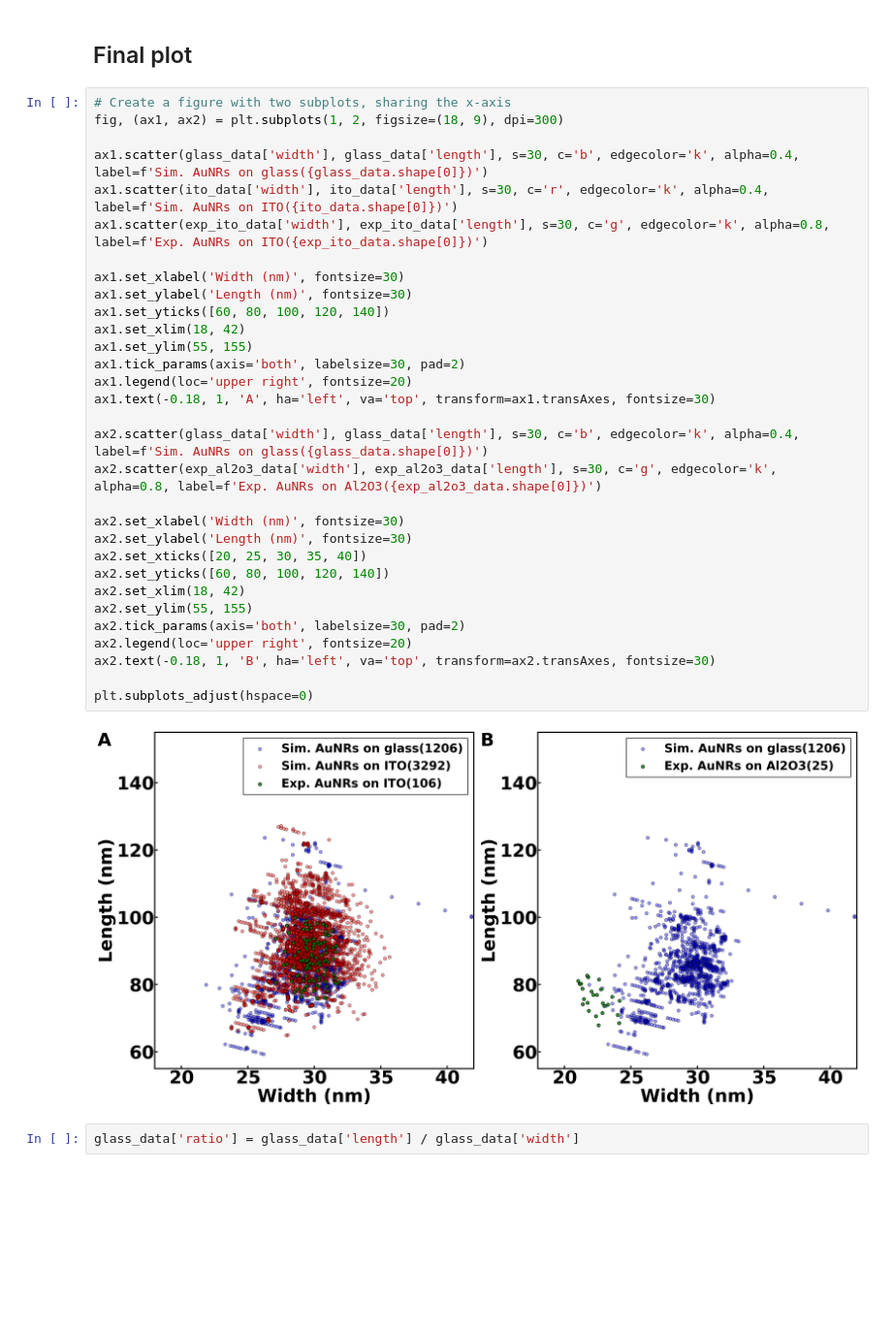
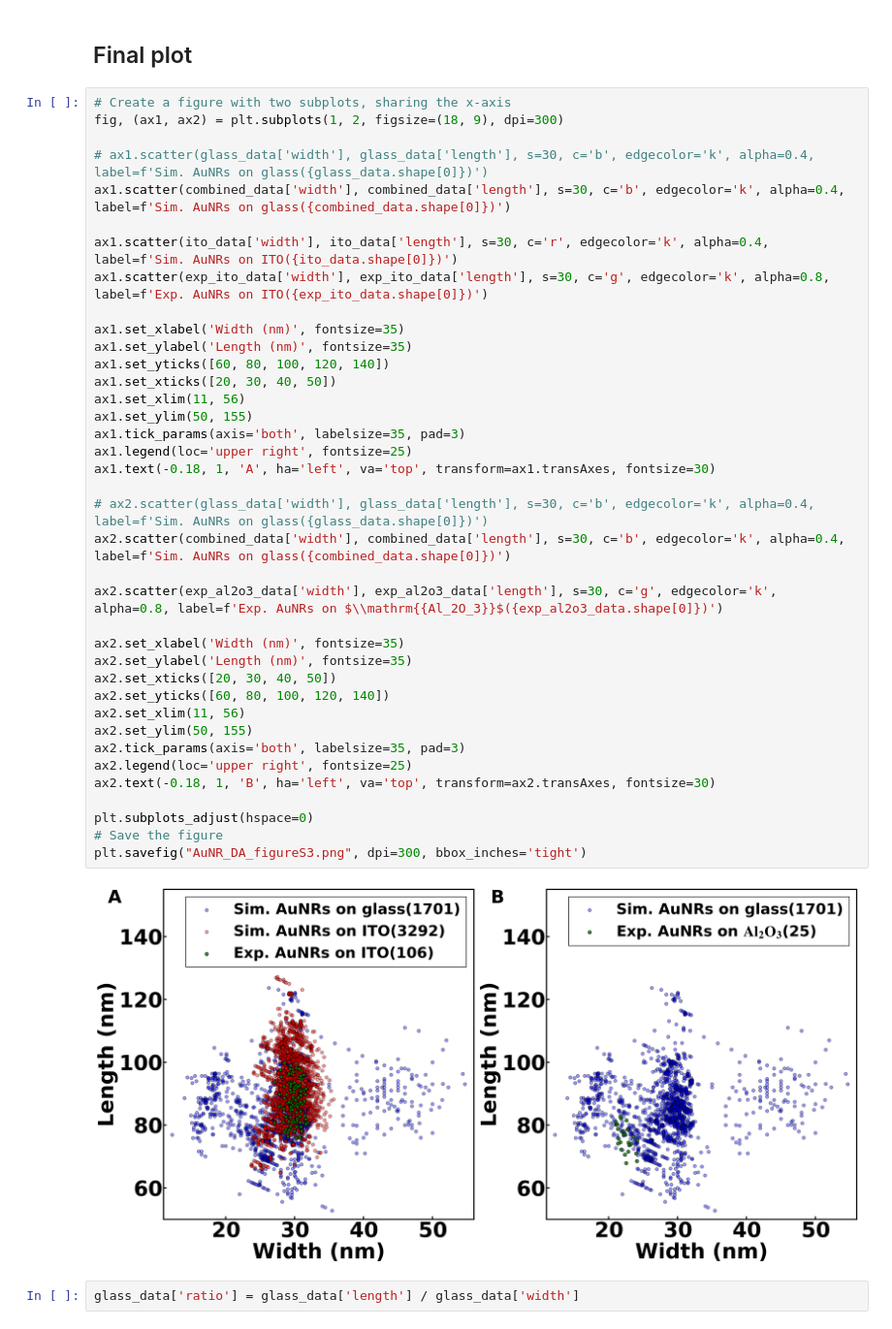
Before and after one commit to SWAN88/AuNR_DA, a Jupyter notebook: 091924_figureS3.ipynb, the cells around one changed output. Shown at 97% size. Drawn from its saved outputs; the diff is of its cells as text; blank space fills up the shorter version.

```diff
--- a/091924_figureS3.ipynb
+++ b/091924_figureS3.ipynb
@@ -76,36 +76,43 @@ print(exp_al2o3_data.shape)
 # %%
 # Create a figure with two subplots, sharing the x-axis
 fig, (ax1, ax2) = plt.subplots(1, 2, figsize=(18, 9), dpi=300)
 
-ax1.scatter(glass_data['width'], glass_data['length'], s=30, c='b', edgecolor='k', alpha=0.4, label=f'Sim. AuNRs on glass({glass_data.shape[0]})')
+# ax1.scatter(glass_data['width'], glass_data['length'], s=30, c='b', edgecolor='k', alpha=0.4, label=f'Sim. AuNRs on glass({glass_data.shape[0]})')
+ax1.scatter(combined_data['width'], combined_data['length'], s=30, c='b', edgecolor='k', alpha=0.4, label=f'Sim. AuNRs on glass({combined_data.shape[0]})')
+
 ax1.scatter(ito_data['width'], ito_data['length'], s=30, c='r', edgecolor='k', alpha=0.4, label=f'Sim. AuNRs on ITO({ito_data.shape[0]})')
 ax1.scatter(exp_ito_data['width'], exp_ito_data['length'], s=30, c='g', edgecolor='k', alpha=0.8, label=f'Exp. AuNRs on ITO({exp_ito_data.shape[0]})')
 
-ax1.set_xlabel('Width (nm)', fontsize=30)
-ax1.set_ylabel('Length (nm)', fontsize=30)
+ax1.set_xlabel('Width (nm)', fontsize=35)
+ax1.set_ylabel('Length (nm)', fontsize=35)
 ax1.set_yticks([60, 80, 100, 120, 140])
-ax1.set_xlim(18, 42)
-ax1.set_ylim(55, 155)
-ax1.tick_params(axis='both', labelsize=30, pad=2)
-ax1.legend(loc='upper right', fontsize=20)
+ax1.set_xticks([20, 30, 40, 50])
+ax1.set_xlim(11, 56)
+ax1.set_ylim(50, 155)
+ax1.tick_params(axis='both', labelsize=35, pad=3)
+ax1.legend(loc='upper right', fontsize=25)
 ax1.text(-0.18, 1, 'A', ha='left', va='top', transform=ax1.transAxes, fontsize=30)
 
-ax2.scatter(glass_data['width'], glass_data['length'], s=30, c='b', edgecolor='k', alpha=0.4, label=f'Sim. AuNRs on glass({glass_data.shape[0]})')
-ax2.scatter(exp_al2o3_data['width'], exp_al2o3_data['length'], s=30, c='g', edgecolor='k', alpha=0.8, label=f'Exp. AuNRs on Al2O3({exp_al2o3_data.shape[0]})')
+# ax2.scatter(glass_data['width'], glass_data['length'], s=30, c='b', edgecolor='k', alpha=0.4, label=f'Sim. AuNRs on glass({glass_data.shape[0]})')
+ax2.scatter(combined_data['width'], combined_data['length'], s=30, c='b', edgecolor='k', alpha=0.4, label=f'Sim. AuNRs on glass({combined_data.shape[0]})')
 
-ax2.set_xlabel('Width (nm)', fontsize=30)
-ax2.set_ylabel('Length (nm)', fontsize=30)
-ax2.set_xticks([20, 25, 30, 35, 40])
+ax2.scatter(exp_al2o3_data['width'], exp_al2o3_data['length'], s=30, c='g', edgecolor='k', alpha=0.8, label=f'Exp. AuNRs on $\\mathrm{{Al_2O_3}}$({exp_al2o3_data.shape[0]})')
+
+ax2.set_xlabel('Width (nm)', fontsize=35)
+ax2.set_ylabel('Length (nm)', fontsize=35)
+ax2.set_xticks([20, 30, 40, 50])
 ax2.set_yticks([60, 80, 100, 120, 140])
-ax2.set_xlim(18, 42)
-ax2.set_ylim(55, 155)
-ax2.tick_params(axis='both', labelsize=30, pad=2)
-ax2.legend(loc='upper right', fontsize=20)
+ax2.set_xlim(11, 56)
+ax2.set_ylim(50, 155)
+ax2.tick_params(axis='both', labelsize=35, pad=3)
+ax2.legend(loc='upper right', fontsize=25)
 ax2.text(-0.18, 1, 'B', ha='left', va='top', transform=ax2.transAxes, fontsize=30)
 
 plt.subplots_adjust(hspace=0)
+# Save the figure
+plt.savefig("AuNR_DA_figureS3.png", dpi=300, bbox_inches='tight')
 # %% [output]
-[figure, old version]
+[figure, new version]
 # %%
 glass_data['ratio'] = glass_data['length'] / glass_data['width']
 # %%
```
Also changed, not shown: 7 other files.
